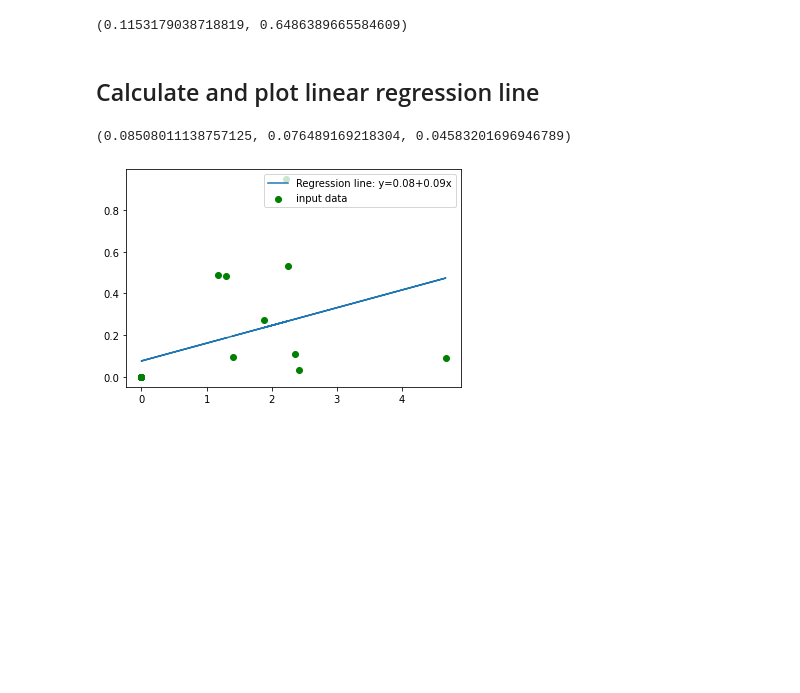
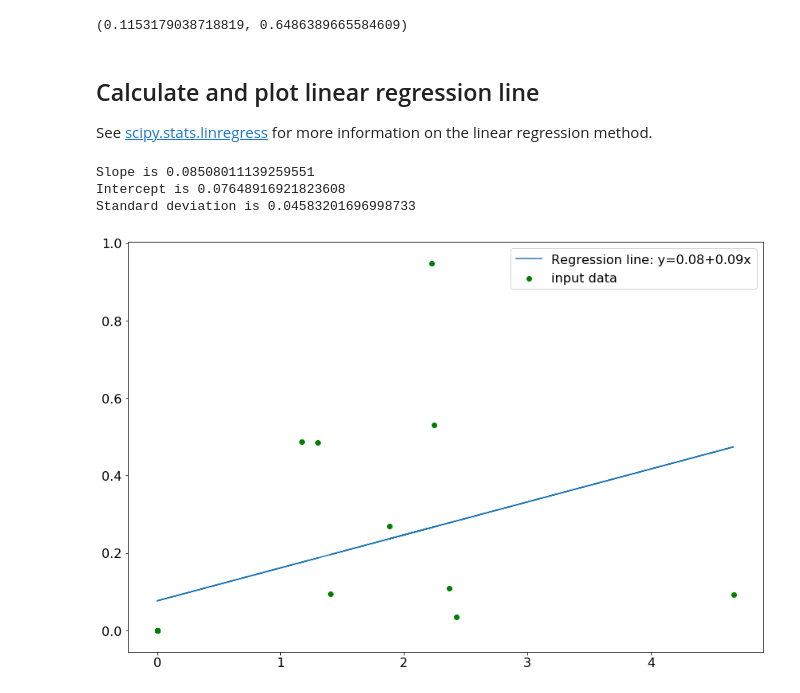
Before and after one commit to BatteryDesign/BatteryRateCap, a Jupyter notebook: Demo/Demo_correlation_test.ipynb, the cells around one changed output. Cells and saved outputs as stored; diff of their text form; code cells hidden in the pictures; blank space fills up the shorter version.

```diff
--- a/Demo/Demo_correlation_test.ipynb
+++ b/Demo/Demo_correlation_test.ipynb
@@ -10,6 +10,7 @@ sys.path.append('../batteryratecap')
 import correlationtest
 # %%
 %matplotlib inline
+matplotlib.rcParams.update({'font.size': 16})
 # %% [markdown]
 ## Load Dataframe
 # %%
@@ -72,10 +73,16 @@ Accept null hypothesis. The linear correlation  is statistically insignificant
 spearman correlation betweeen the input variables is 0.12 with p value 0.65
 Accept null hypothesis. The linear correlation  is statistically insignificant
 (0.1153179038718819, 0.6486389665584609)
-# %% [markdown]
-## Calculate and plot linear regression line
-# %%
-correlationtest.plot_linear_regression(n, tau)
-# %% [output]
-(0.08508011138757125, 0.076489169218304, 0.04583201696946789)
-[figure, removed]
+# %% [markdown]
+## Calculate and plot linear regression line
+See [scipy.stats.linregress](https://docs.scipy.org/doc/scipy/reference/generated/scipy.stats.linregress.html) for more information on the linear regression method.
+# %%
+slope, intercept, stderr = correlationtest.plot_linear_regression(n, tau)
+print('Slope is', slope)
+print('Intercept is', intercept)
+print('Standard deviation is', stderr)
+# %% [output]
+Slope is 0.08508011139259551
+Intercept is 0.07648916921823608
+Standard deviation is 0.04583201696998733
+[figure, added]
```
Also changed, not shown: parts of 4 cells of this notebook, 1 other file.
